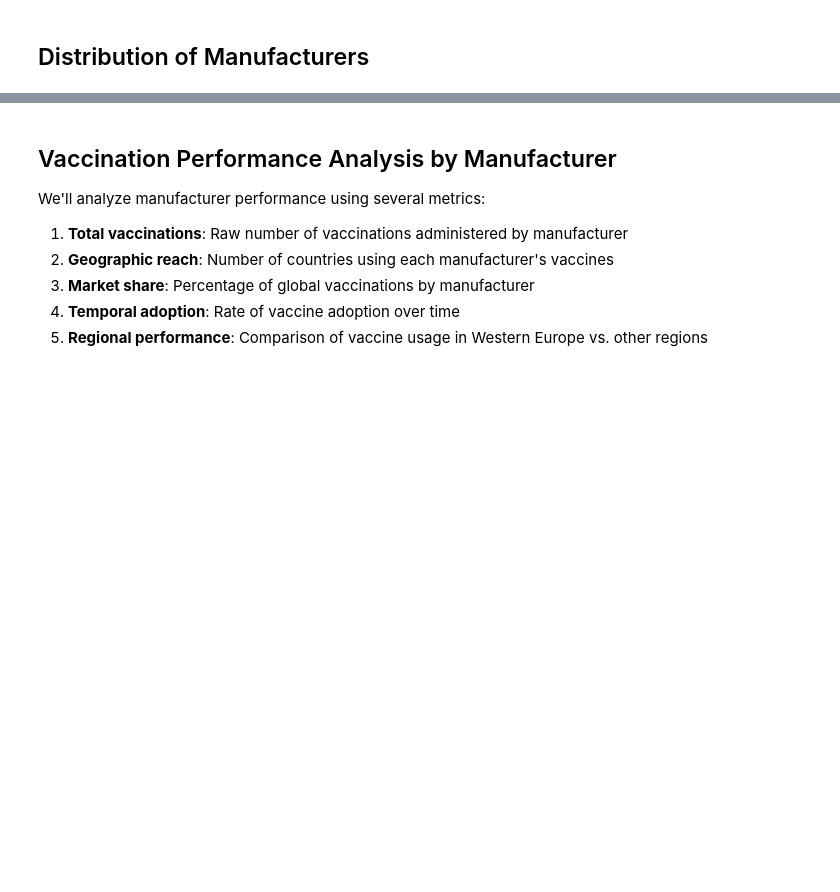
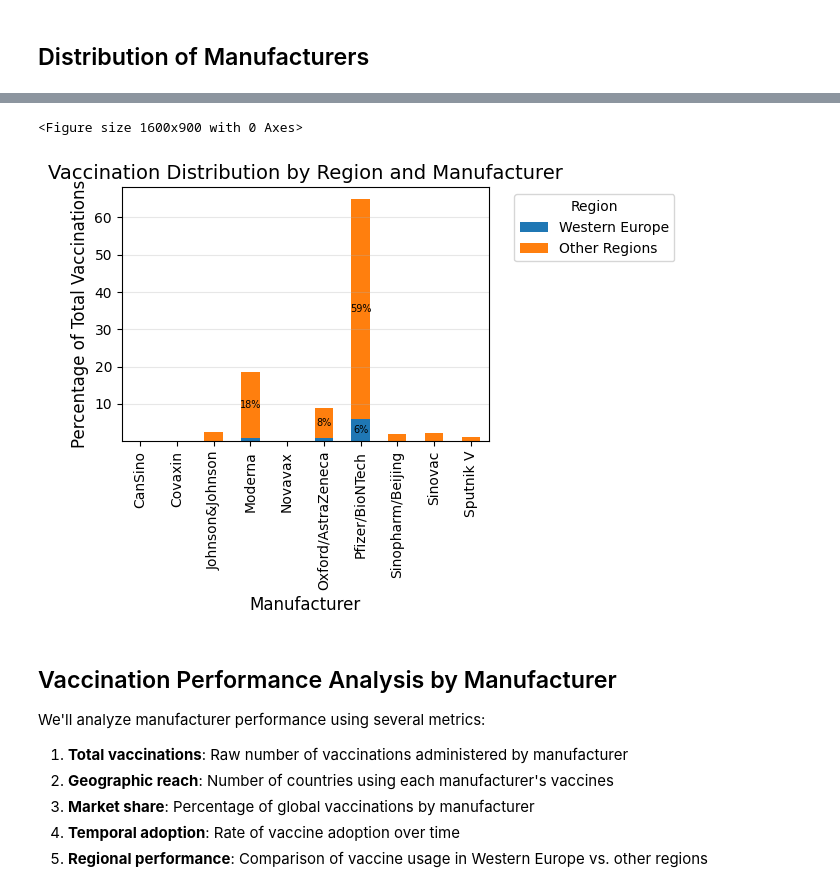
Before and after one commit to tangnatta/AUT461-Miniproject-2025, a Jupyter notebook: q3.ipynb, the cells around one changed output, grey strips where cells are left out. Drawn from its saved outputs; the diff is of its cells as text; code cells hidden in the pictures; blank space fills up the shorter version.

```diff
--- a/q3.ipynb
+++ b/q3.ipynb
@@ -137,3 +181,56 @@ plt.show()
+# %%
+# Calculate total vaccinations for each region
+western_data = vaccination_by_manufacturer[vaccination_by_manufacturer['is_western_europe']].groupby(
+    'manufacturer')['total_vaccinations'].sum()
+
+other_data = vaccination_by_manufacturer[~vaccination_by_manufacturer['is_western_europe']].groupby(
+    'manufacturer')['total_vaccinations'].sum()
+
+all_data = vaccination_by_manufacturer.groupby(
+    'manufacturer')['total_vaccinations'].sum()
+
+# Get all unique manufacturers
+all_manufacturers = all_data.index.tolist()
+
+# Normalize data by converting to percentages
+western_data = (western_data / all_data.sum()) * 100
+other_data = (other_data / all_data.sum()) * 100
+
+# Fill missing values with 0 for consistent x-axis
+western_data = western_data.reindex(all_manufacturers, fill_value=0)
+other_data = other_data.reindex(all_manufacturers, fill_value=0)
+
+# Create a DataFrame for easier plotting
+plot_data = pd.DataFrame({
+    'Western Europe': western_data,
+    'Other Regions': other_data
+})
+
+# Create a single figure
+plt.figure(figsize=(16, 9))
+
+# Create stacked bar plot
+ax = plot_data.plot(kind='bar', stacked=True)
+
+# Customize the plot
+plt.title('Vaccination Distribution by Region and Manufacturer', fontsize=14)
+plt.xlabel('Manufacturer', fontsize=12)
+plt.ylabel('Percentage of Total Vaccinations', fontsize=12)
+plt.xticks(rotation=90)
+plt.legend(title='Region', bbox_to_anchor=(1.05, 1), loc='upper left')
+plt.grid(axis='y', alpha=0.3)
+
+# Add percentage labels on bars
+for c in ax.containers:
+    # Add labels only for values >= 5%
+    labels = [f'{v:.0f}%' if v >= 5 else '' for v in [rect.get_height() for rect in c]]
+    ax.bar_label(c, labels=labels, label_type='center', fontsize=7, color='black')
+
+plt.tight_layout()
+plt.show()
+# %% [output]
+<Figure size 1600x900 with 0 Axes>
+[figure, added]
 # %% [markdown]
 ## Vaccination Performance Analysis by Manufacturer
 
```
Also changed, not shown: parts of 31 cells of this notebook.
